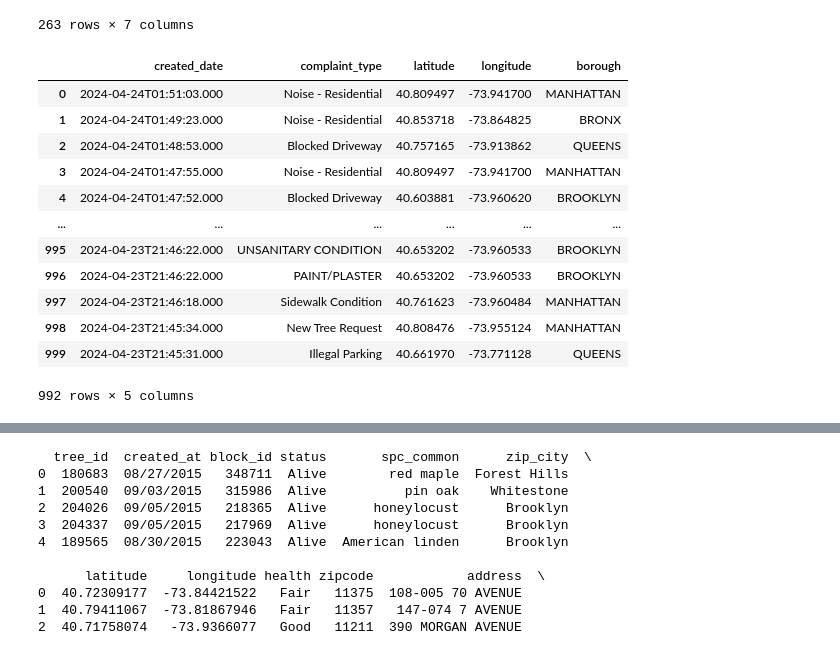
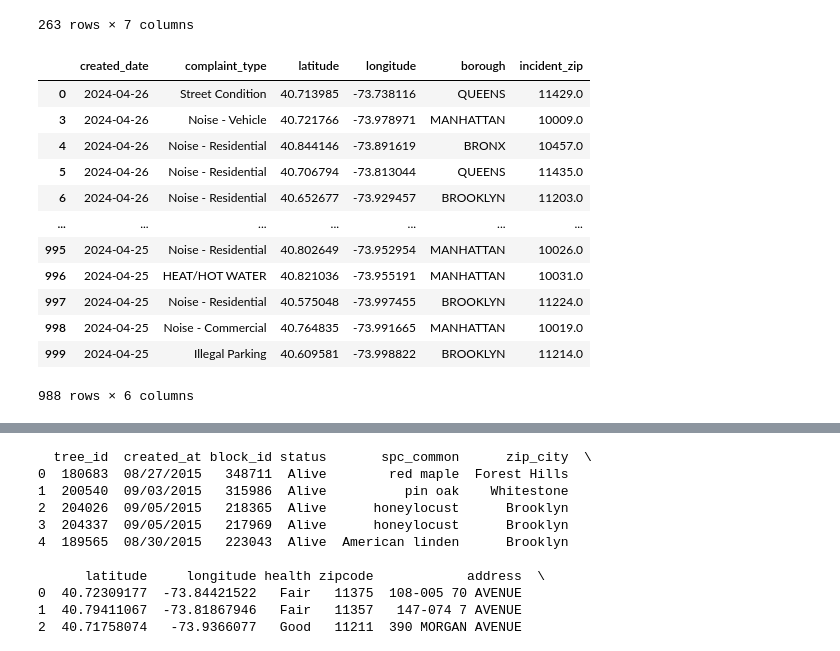
Before and after one commit to alexnaef/Tools-for-Analytics-Final-Project, a Jupyter notebook: Project Template.ipynb, the cells around one changed output, grey strips where cells are left out. Cells and saved outputs as stored; diff of their text form; code cells hidden in the pictures.

```diff
--- a/Project Template.ipynb
+++ b/Project Template.ipynb
@@ -118,46 +119,47 @@ df_zipcodes
 # %%
 import requests
 import os
 from pathlib import Path
 
 data_dir = Path("data")
 data_dir.mkdir(exist_ok=True)
 application_token = os.getenv(NYC_DATA_APP_TOKEN)
 url_311 = "https://data.cityofnewyork.us/resource/erm2-nwe9.json"
 
 def download_and_clean_311_data(_331_datafile):
     headers = {"X-App-Token": NYC_DATA_APP_TOKEN}
     response = requests.get(url_311, headers=headers)
     response.raise_for_status()
 
     filename_311 = data_dir / "311_data.json"
     with open(filename_311, "w") as f:
         f.write(response.text)
 
     data_311 = pd.read_json(filename_311)
-    keep_columns2 = ["created_date", "complaint_type", "latitude", "longitude", "borough"]
+    keep_columns2 = ["created_date", "complaint_type", "latitude", "longitude", "borough", "incident_zip"]
     data_311 = data_311[keep_columns2]
     data_311 = data_311.dropna()
+    data_311['created_date'] = pd.to_datetime(data_311['created_date']).dt.date  # Convert to date-only
     data_311.columns = data_311.columns.str.strip().str.lower()  # Standardize column names
 
     return data_311
 _311_datafile = 'data/311_data.json'
 df_311 = download_and_clean_311_data(_311_datafile)
 df_311
 # %% [output]
-|  | created_date | complaint_type | latitude | longitude | borough |
-| 0 | 2024-04-24T01:51:03.000 | Noise - Residential | 40.809497 | -73.941700 | MANHATTAN |
-| 1 | 2024-04-24T01:49:23.000 | Noise - Residential | 40.853718 | -73.864825 | BRONX |
-| 2 | 2024-04-24T01:48:53.000 | Blocked Driveway | 40.757165 | -73.913862 | QUEENS |
-| 3 | 2024-04-24T01:47:55.000 | Noise - Residential | 40.809497 | -73.941700 | MANHATTAN |
-| 4 | 2024-04-24T01:47:52.000 | Blocked Driveway | 40.603881 | -73.960620 | BROOKLYN |
-| ... | ... | ... | ... | ... | ... |
-| 995 | 2024-04-23T21:46:22.000 | UNSANITARY CONDITION | 40.653202 | -73.960533 | BROOKLYN |
-| 996 | 2024-04-23T21:46:22.000 | PAINT/PLASTER | 40.653202 | -73.960533 | BROOKLYN |
-| 997 | 2024-04-23T21:46:18.000 | Sidewalk Condition | 40.761623 | -73.960484 | MANHATTAN |
-| 998 | 2024-04-23T21:45:34.000 | New Tree Request | 40.808476 | -73.955124 | MANHATTAN |
-| 999 | 2024-04-23T21:45:31.000 | Illegal Parking | 40.661970 | -73.771128 | QUEENS |
+|  | created_date | complaint_type | latitude | longitude | borough | incident_zip |
+| 0 | 2024-04-26 | Street Condition | 40.713985 | -73.738116 | QUEENS | 11429.0 |
+| 3 | 2024-04-26 | Noise - Vehicle | 40.721766 | -73.978971 | MANHATTAN | 10009.0 |
+| 4 | 2024-04-26 | Noise - Residential | 40.844146 | -73.891619 | BRONX | 10457.0 |
+| 5 | 2024-04-26 | Noise - Residential | 40.706794 | -73.813044 | QUEENS | 11435.0 |
+| 6 | 2024-04-26 | Noise - Residential | 40.652677 | -73.929457 | BROOKLYN | 11203.0 |
+| ... | ... | ... | ... | ... | ... | ... |
+| 995 | 2024-04-25 | Noise - Residential | 40.802649 | -73.952954 | MANHATTAN | 10026.0 |
+| 996 | 2024-04-25 | HEAT/HOT WATER | 40.821036 | -73.955191 | MANHATTAN | 10031.0 |
+| 997 | 2024-04-25 | Noise - Residential | 40.575048 | -73.997455 | BROOKLYN | 11224.0 |
+| 998 | 2024-04-25 | Noise - Commercial | 40.764835 | -73.991665 | MANHATTAN | 10019.0 |
+| 999 | 2024-04-25 | Illegal Parking | 40.609581 | -73.998822 | BROOKLYN | 11214.0 |
-992 rows × 5 columns
+988 rows × 6 columns
 # %%
 def download_and_clean_tree_data(tree_datafile):
     # Download the tree data
```
Also changed, not shown: parts of 13 cells of this notebook.
